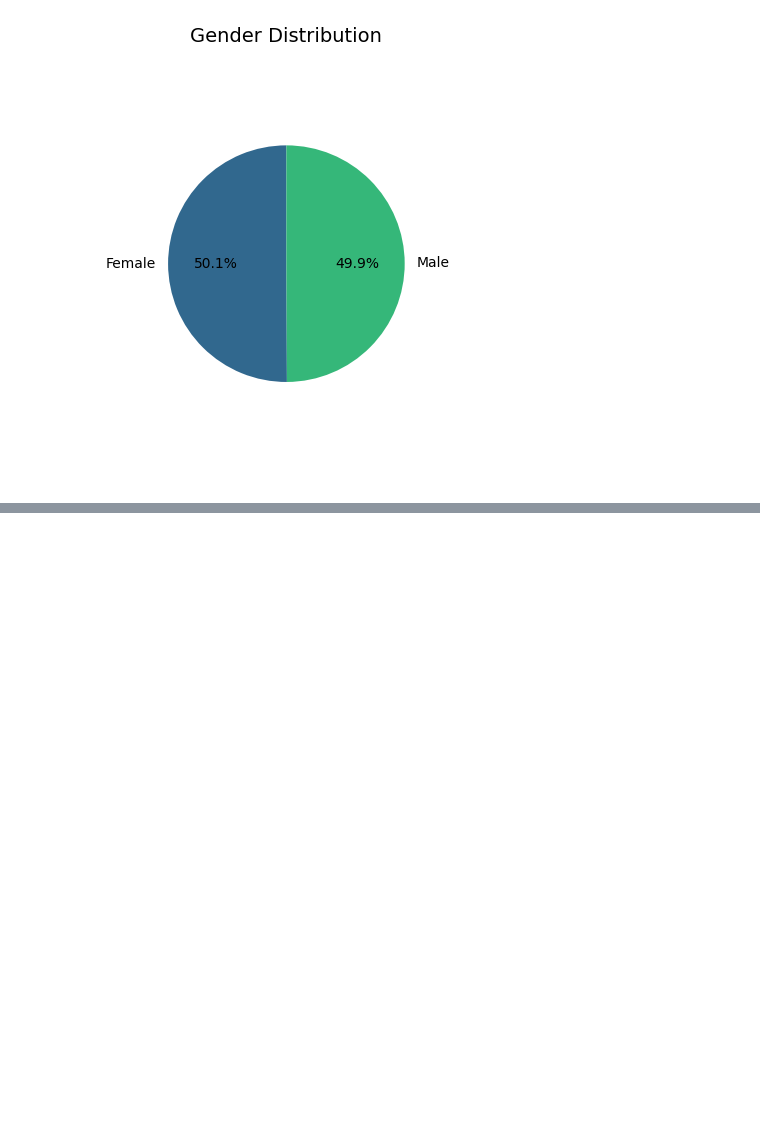
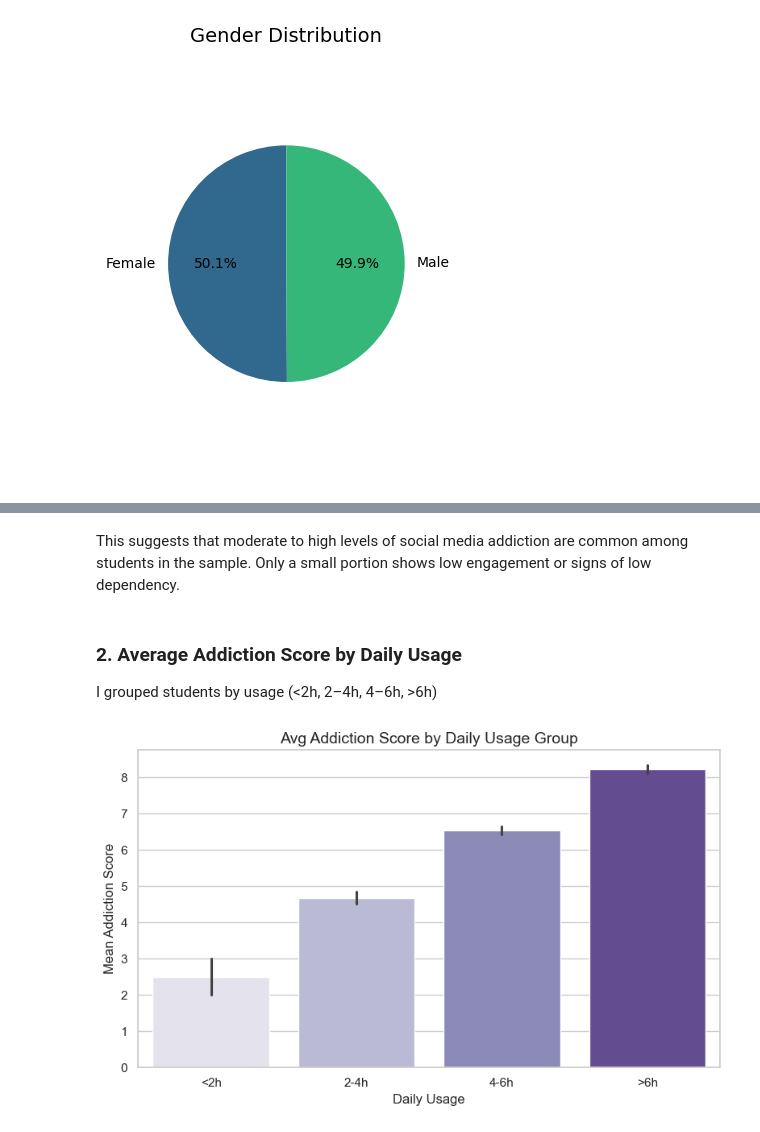
Before and after one commit to Jazbarrionuev0/Social_media_addiction, a Jupyter notebook: main.ipynb, the cells around one changed output, grey strips where cells are left out. Saved outputs shown, nothing was run; the diff lists cells and outputs as text; code cells hidden in the pictures; blank space fills up the shorter version.

```diff
--- a/main.ipynb
+++ b/main.ipynb
@@ -200,0 +205,19 @@ plt.show()
+# %% [markdown]
+This suggests that moderate to high levels of social media addiction are common among students in the sample. Only a small portion shows low engagement or signs of low dependency.
+# %% [markdown]
+### 2. Average Addiction Score by Daily Usage
+I grouped students by usage (<2h, 2–4h, 4–6h, >6h)
+# %%
+df['Usage_Group'] = pd.cut(df['Avg_Daily_Usage_Hours'],
+                           bins=[0, 2, 4, 6, 24],
+                           labels=['<2h', '2-4h', '4-6h', '>6h'])
+
+plt.figure(figsize=(8, 5))
+sns.barplot(data=df, x='Usage_Group', y='Addicted_Score', hue='Usage_Group', palette='Purples', legend=False)
+plt.title('Avg Addiction Score by Daily Usage Group', fontsize=14)
+plt.xlabel('Daily Usage')
+plt.ylabel('Mean Addiction Score')
+plt.tight_layout()
+plt.show()
+# %% [output]
+[figure, added]
```
Also changed, not shown: parts of 20 cells of this notebook.
